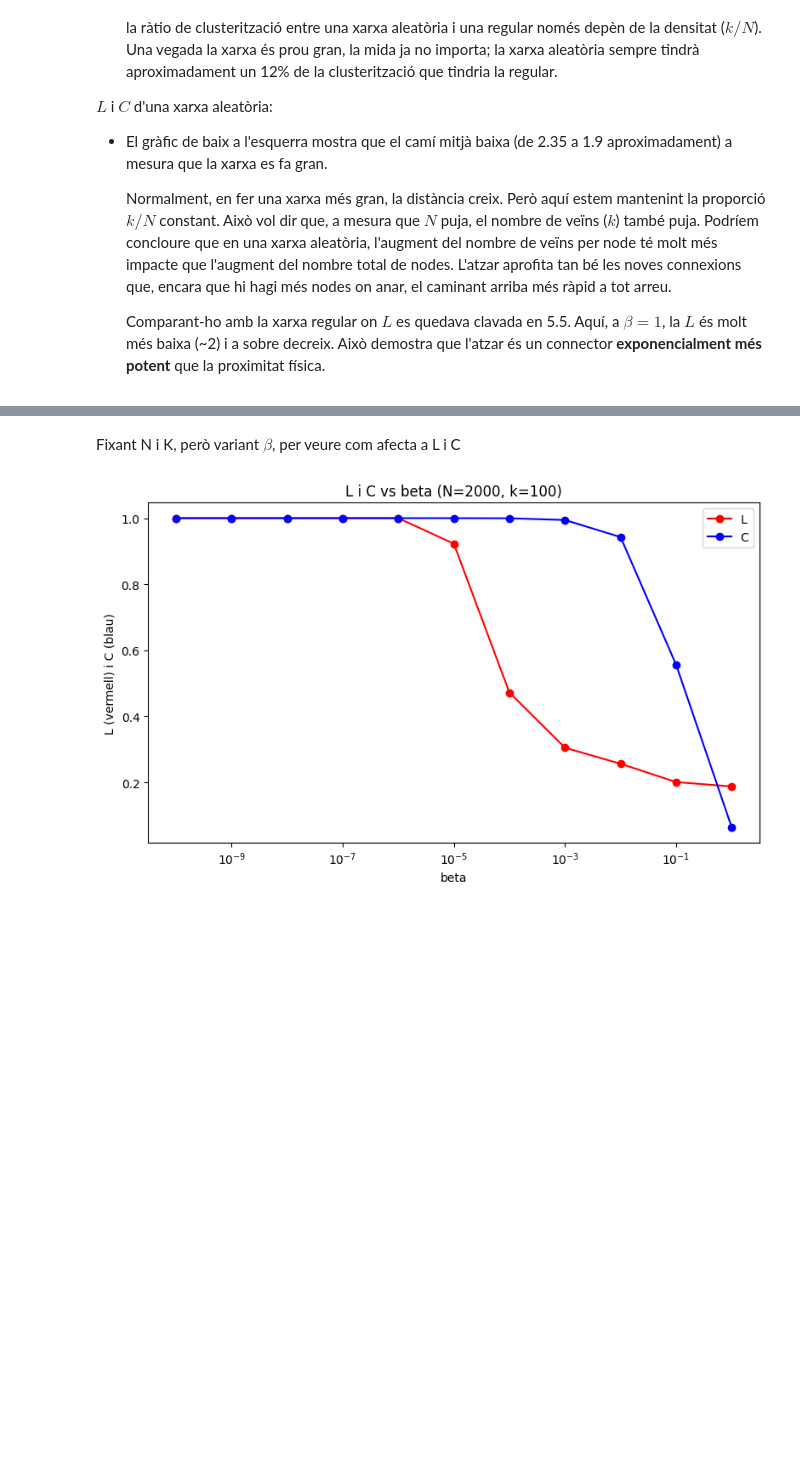
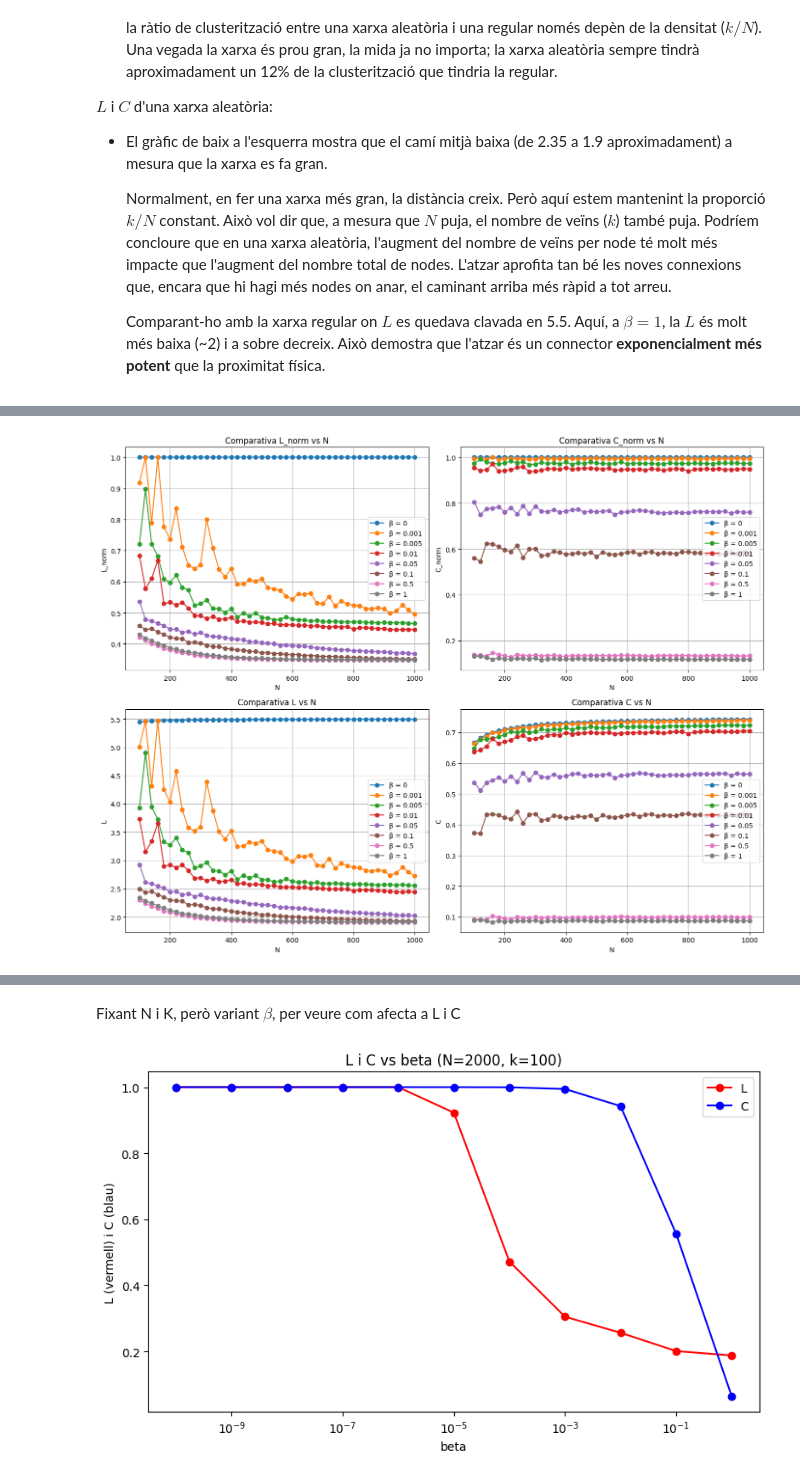
Before and after one commit to sergiresina-gif/small-world-study, a Jupyter notebook: main.ipynb, the cells around one changed output, grey strips where cells are left out. Saved outputs shown, nothing was run; the diff lists cells and outputs as text; code cells hidden in the pictures; blank space fills up the shorter version.

```diff
--- a/main.ipynb
+++ b/main.ipynb
@@ -330,0 +313,70 @@ betas = [0.001, 0.005, 0.01, 0.05, 0.1, 0.5]
+# %%
+results_beta[0] = {
+    "Ls": Ls_b0,
+    "Cs": Cs_b0,
+    "Ls_norm": Ls_norm_b0,
+    "Cs_norm": Cs_norm_b0
+}
+results_beta[1] = {
+    "Ls": Ls_b1,
+    "Cs": Cs_b1,
+    "Ls_norm": Ls_norm_b1,
+    "Cs_norm": Cs_norm_b1
+}
+# sort results_beta by beta
+results_beta = {k: results_beta[k] for k in sorted(results_beta.keys())}
+betas = list(results_beta.keys())
+# %%
+# Fem els gràfics per a cada beta
+Ns = range(100, 1001, 20)
+fig, axs = plt.subplots(2, 2, figsize=(14, 11))
+
+# Assignem cada quadrant a una variable per comoditat
+ax_l_norm = axs[0, 0]
+ax_c_norm = axs[0, 1]
+ax_l      = axs[1, 0]
+ax_c      = axs[1, 1]
+
+for beta in betas:
+    Ls = results_beta[beta]["Ls"]
+    Cs = results_beta[beta]["Cs"]
+    Ls_norm = results_beta[beta]["Ls_norm"]
+    Cs_norm = results_beta[beta]["Cs_norm"]
+
+    ax_l_norm.plot(Ns, Ls_norm, label=f'β = {beta}', marker='o')
+    ax_c_norm.plot(Ns, Cs_norm, label=f'β = {beta}', marker='o')
+    ax_l.plot(Ns, Ls, label=f'β = {beta}', marker='o')
+    ax_c.plot(Ns, Cs, label=f'β = {beta}', marker='o')
+
+# L_norm
+ax_l_norm.set_xlabel('N')
+ax_l_norm.set_ylabel('L_norm')
+ax_l_norm.set_title('Comparativa L_norm vs N')
+ax_l_norm.legend()
+ax_l_norm.grid(True)
+
+# C_norm
+ax_c_norm.set_xlabel('N')
+ax_c_norm.set_ylabel('C_norm')
+ax_c_norm.set_title('Comparativa C_norm vs N')
+ax_c_norm.legend()
+ax_c_norm.grid(True)
+
+# L
+ax_l.set_xlabel('N')
+ax_l.set_ylabel('L')
+ax_l.set_title('Comparativa L vs N')
+ax_l.legend()
+ax_l.grid(True)
+
+# C
+ax_c.set_xlabel('N')
+ax_c.set_ylabel('C')
+ax_c.set_title('Comparativa C vs N')
+ax_c.legend()
+ax_c.grid(True)
+
+plt.tight_layout()
+plt.show()
+# %% [output]
+[figure, added]
```
Also changed, not shown: parts of 11 cells of this notebook, 1 other file.
